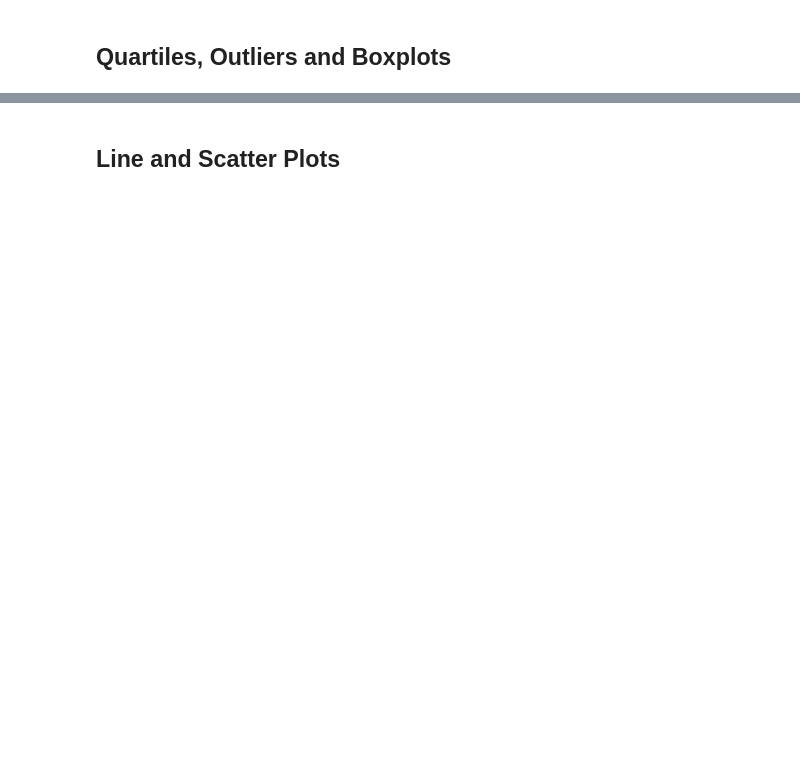
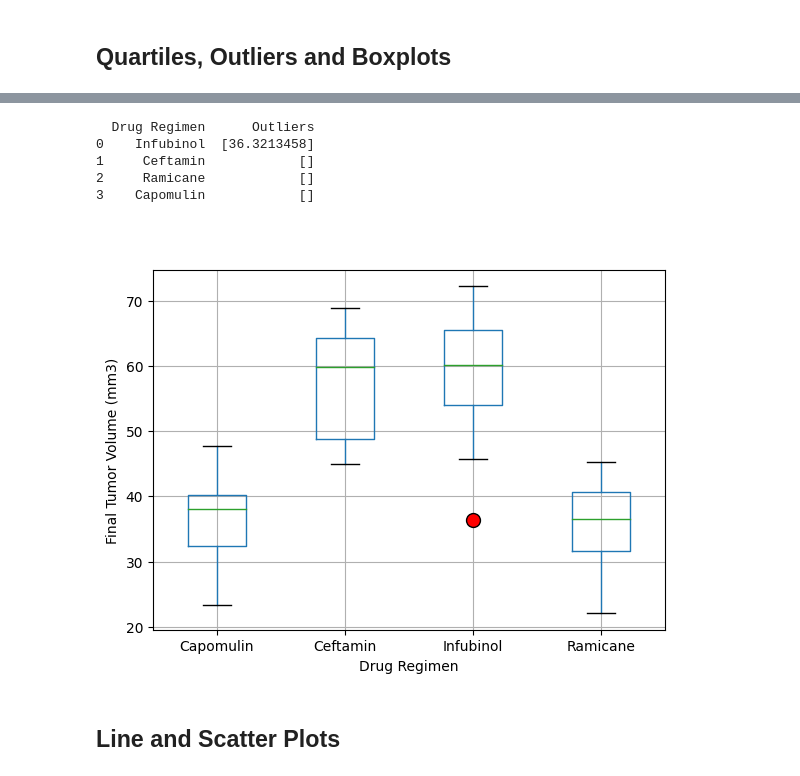
Before and after one commit to SivangiRaychoudhury/data_visualization-challenge, a Jupyter notebook: Pymaceuticals/pymaceuticals_starter.ipynb, the cells around one changed output, grey strips where cells are left out. Drawn from its saved outputs; the diff is of its cells as text; code cells hidden in the pictures; blank space fills up the shorter version.

```diff
--- a/Pymaceuticals/pymaceuticals_starter.ipynb
+++ b/Pymaceuticals/pymaceuticals_starter.ipynb
@@ -204,10 +199,9 @@ plt.show()
 # %% [markdown]
 ## Quartiles, Outliers and Boxplots
 # %%
-# Calculate the final tumor volume of each mouse across four of the treatment regimens:
-# Capomulin, Ramicane, Infubinol, and Ceftamin
-
 # Start by getting the last (greatest) timepoint for each mouse
-
+max_time = clean_data.groupby("Mouse ID")["Timepoint"].max()
 
 # Merge this group df with the original DataFrame to get the tumor volume at the last timepoint
+merged_df = pd.merge(max_time, clean_data, on= ["Mouse ID", "Timepoint"], how= 'left')
+merged_df
@@ -230,0 +222,6 @@ plt.show()
+# %%
+# Calculate the final tumor volume of each mouse across four of the treatment regimens:
+# Capomulin, Ramicane, Infubinol, and Ceftamin
+
+mouse_data = merged_df.loc[merged_df["Drug Regimen"].isin(["Capomulin", "Ramicane", "Infubinol", "Ceftamin"])]
+mouse_data
@@ -231,5 +242,59 @@ plt.show()
+# %%
+# Put treatments into a list for for loop (and later for plot labels)
+treatment_regimens = mouse_data["Drug Regimen"].unique().tolist()
+
+#initialize multidimensional arrays
+tumor_vol= [['' for i in range(0)] for j in range(len(treatment_regimens))]
+quartiles=[['' for i in range(0)] for j in range(len(treatment_regimens))]
+lowerq = [['' for i in range(0)] for j in range(len(treatment_regimens))]
+upperq=[['' for i in range(0)] for j in range(len(treatment_regimens))]
+iqr=[['' for i in range(0)] for j in range(len(treatment_regimens))]
+lower_bound=[['' for i in range(0)] for j in range(len(treatment_regimens))]
+upper_bound=[['' for i in range(0)] for j in range(len(treatment_regimens))]
+outliers=[['' for i in range(0)] for j in range(len(treatment_regimens))]
+
+
+for j in range(len(treatment_regimens)):
+    for i in range(len(mouse_data)):
+        if mouse_data.iloc[i,4]==treatment_regimens[j]:
+            tumor_vol[j].append(mouse_data.iloc[i,2])
+    df[j] = pd.DataFrame({"Volume": tumor_vol[j]})
+
+# Calculate the IQR and quantitatively determine if there are any potential outliers.
+    quartiles[j] = df[j].quantile([0.25, 0.5, 0.75])
+    lowerq[j] = quartiles[j][0.25]
+    upperq[j] = quartiles[j][0.75]
+    iqr[j] = upperq[j] - lowerq[j]
+
+    lower_bound[j] = lowerq[j] - (1.5*iqr[j])
+    upper_bound[j] = upperq[j] + (1.5*iqr[j])
+
+  # Determine outliers using upper and lower bounds
+    for k in range(len(tumor_vol[j])):
+        if (tumor_vol[j][k] < lower_bound[j]) or (tumor_vol[j][k] > upper_bound[j]):
+                outliers[j].append(tumor_vol[j][k])
+
+    df1 = pd.DataFrame({"Drug Regimen": treatment_regimens, "Outliers": outliers})
+
+
+print(df1)
+# %% [output]
+  Drug Regimen      Outliers
+0    Infubinol  [36.3213458]
+1     Ceftamin            []
+2     Ramicane            []
+3    Capomulin            []
 # %%
 # Generate a box plot that shows the distrubution of the tumor volume for each treatment group.
+mark = dict(markerfacecolor='red', marker='o', markersize=10)
+mouse_data.boxplot("Tumor Volume (mm3)", "Drug Regimen", flierprops = mark)
+plt.ylabel("Final Tumor Volume (mm3)")
+plt.suptitle(" ")
+plt.title(" ")
+plt.savefig("box.png")
+plt.show()
+# %% [output]
+[figure, added]
 # %% [markdown]
 ## Line and Scatter Plots
 # %%
```
Also changed, not shown: parts of 11 cells of this notebook, 8 other files.
